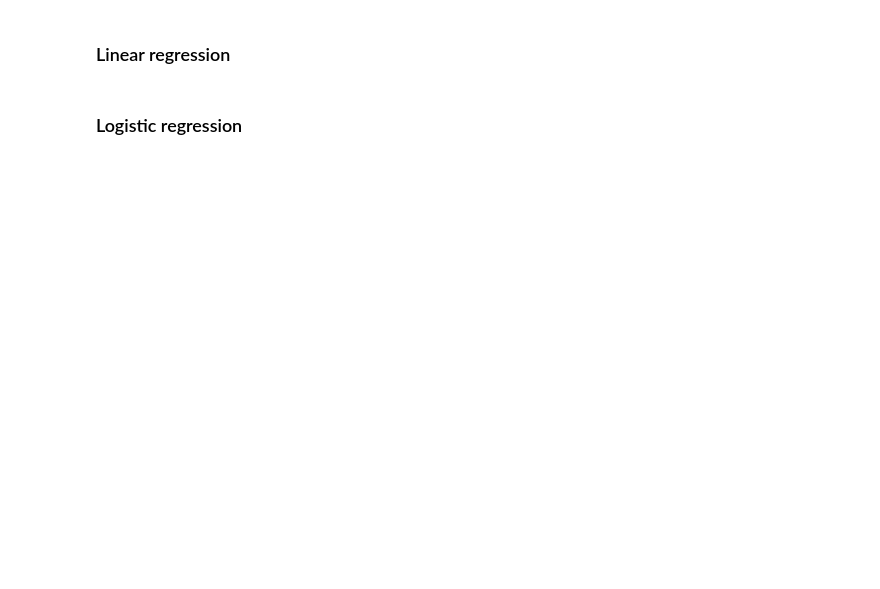
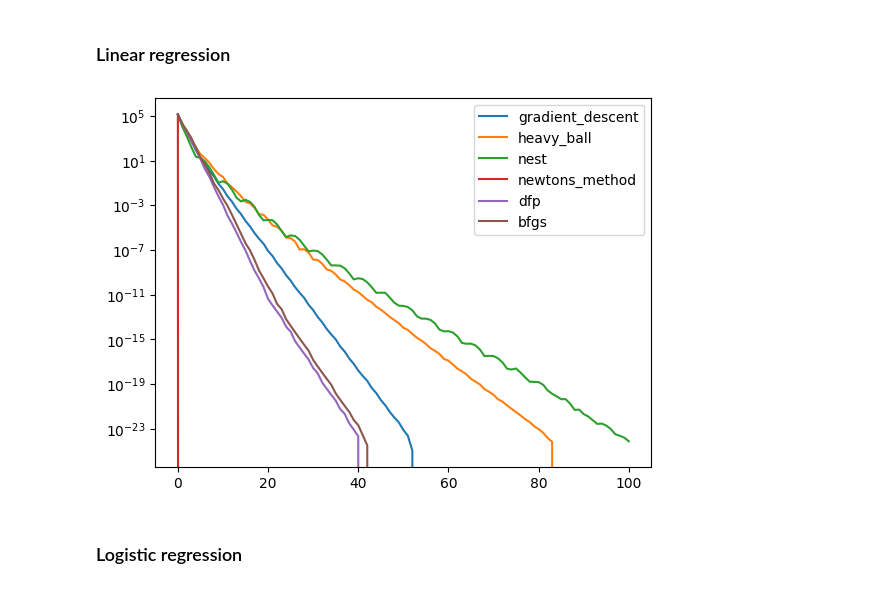
Before and after one commit to CallMeL/OML-hw, a Jupyter notebook: quasi_newton_methods.ipynb, the cells around one changed output. Drawn from its saved outputs; the diff is of its cells as text; code cells hidden in the pictures; blank space fills up the shorter version.

```diff
--- a/quasi_newton_methods.ipynb
+++ b/quasi_newton_methods.ipynb
@@ -255,7 +341,26 @@ X, y = make_regression(n_samples=1000, n_features=100, n_informative=40, random_
 x0 = np.zeros(100)
 
 x_star = np.linalg.lstsq(X, y, rcond=None)[0]
-...
+# %%
+heavy_ball = heavy_ball_path(x0, f, g)
+nest = nag_path(x0, f, g)
+gradient_descent = gradient_descent_path(x0, f, g)
+newtons_method = newtons_method_path(x0, f, g, h, max_iter=2)
+dfp = dfp_path(x0, f, g)
+bfgs = bfgs_path(x0, f, g)
+
+plot_optimization_paths(
+    f,
+    x_star,
+    gradient_descent=gradient_descent,
+    heavy_ball=heavy_ball,
+    nest=nest,
+    newtons_method=newtons_method,
+    dfp=dfp,
+    bfgs=bfgs
+)
+# %% [output]
+[figure, added]
 # %% [markdown]
 ### Logistic regression
 # %%
```
Also changed, not shown: parts of 10 cells of this notebook.
